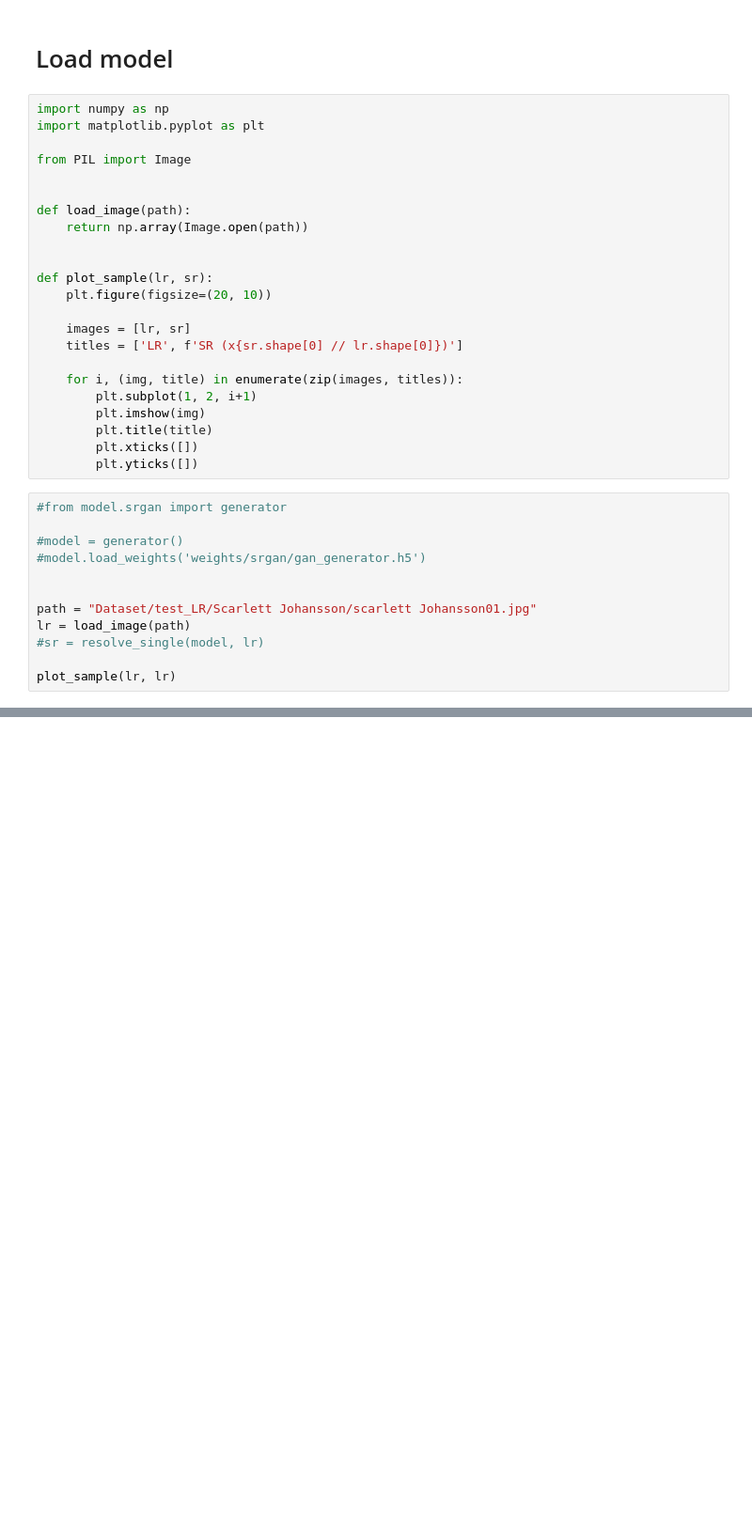
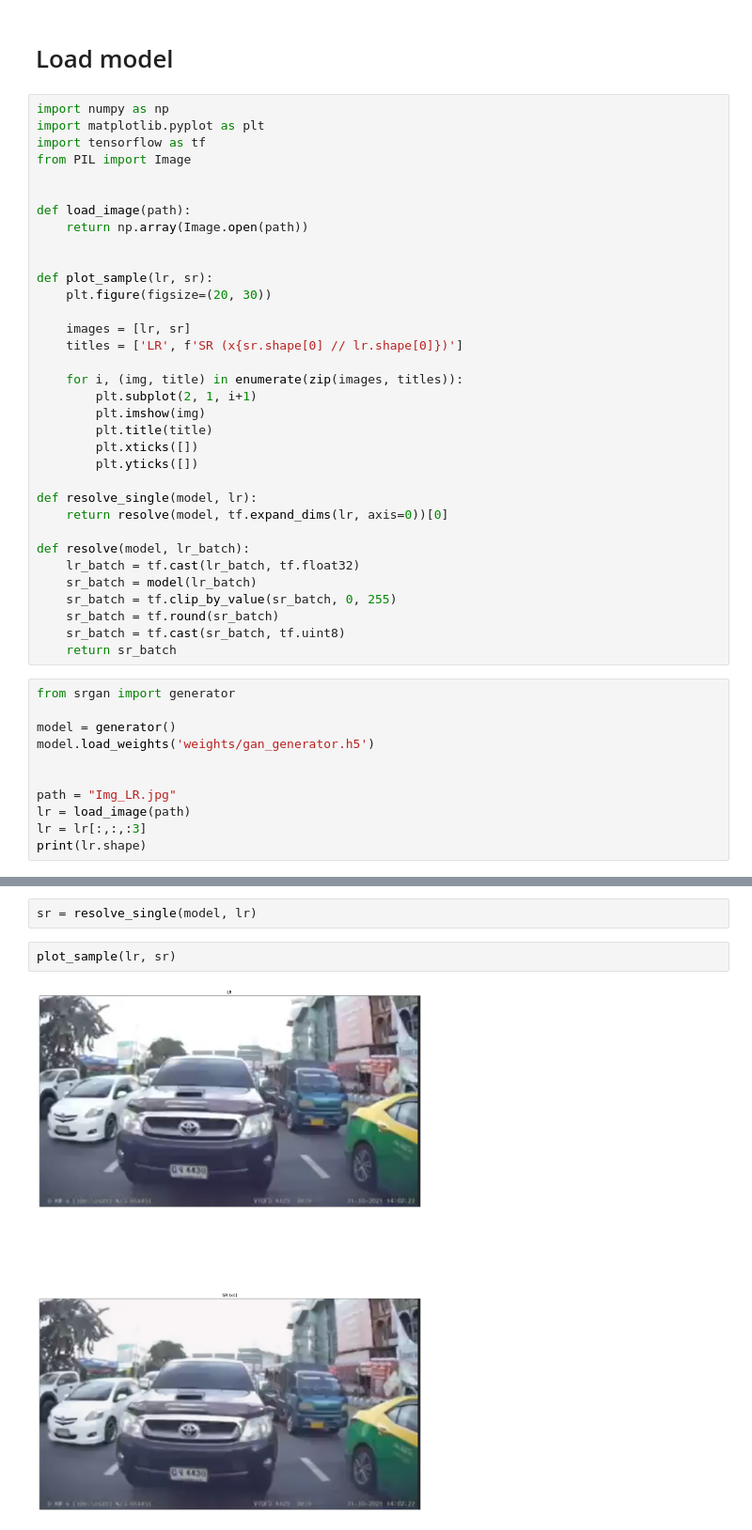
Before and after one commit to Thetang-145/ML-Project, a Jupyter notebook: SRGAN_model/SRGAN_load_trained.ipynb, the cells around one changed output, grey strips where cells are left out. Shown at 94% size. Cells and saved outputs as stored; diff of their text form; blank space fills up the shorter version.

Commit message:
srgan update

```diff
--- a/SRGAN_model/SRGAN_load_trained.ipynb
+++ b/SRGAN_model/SRGAN_load_trained.ipynb
@@ -3,7 +3,7 @@
 # %%
 import numpy as np
 import matplotlib.pyplot as plt
-
+import tensorflow as tf
 from PIL import Image
 
 
@@ -12,27 +12,37 @@ def load_image(path):
 
 
 def plot_sample(lr, sr):
-    plt.figure(figsize=(20, 10))
+    plt.figure(figsize=(20, 30))
 
     images = [lr, sr]
     titles = ['LR', f'SR (x{sr.shape[0] // lr.shape[0]})']
 
     for i, (img, title) in enumerate(zip(images, titles)):
-        plt.subplot(1, 2, i+1)
+        plt.subplot(2, 1, i+1)
         plt.imshow(img)
         plt.title(title)
         plt.xticks([])
         plt.yticks([])
+
+def resolve_single(model, lr):
+    return resolve(model, tf.expand_dims(lr, axis=0))[0]
+
+def resolve(model, lr_batch):
+    lr_batch = tf.cast(lr_batch, tf.float32)
+    sr_batch = model(lr_batch)
+    sr_batch = tf.clip_by_value(sr_batch, 0, 255)
+    sr_batch = tf.round(sr_batch)
+    sr_batch = tf.cast(sr_batch, tf.uint8)
+    return sr_batch
 # %%
-#from model.srgan import generator
+from srgan import generator
 
-#model = generator()
-#model.load_weights('weights/srgan/gan_generator.h5')
+model = generator()
+model.load_weights('weights/gan_generator.h5')
 
 
-path = "Dataset/test_LR/Scarlett Johansson/scarlett Johansson01.jpg"
+path = "Img_LR.jpg"
 lr = load_image(path)
-#sr = resolve_single(model, lr)
-
-plot_sample(lr, lr)
+lr = lr[:,:,:3]
+print(lr.shape)
 # %% [output]
@@ -39,0 +50,6 @@ FileNotFoundError: [Errno 2] No such file or directory: 'Dataset/test_LR/Scarlet
+# %%
+sr = resolve_single(model, lr)
+# %%
+plot_sample(lr, sr)
+# %% [output]
+[figure, added]
```
Also changed, not shown: parts of 2 cells of this notebook, 3 other files.
